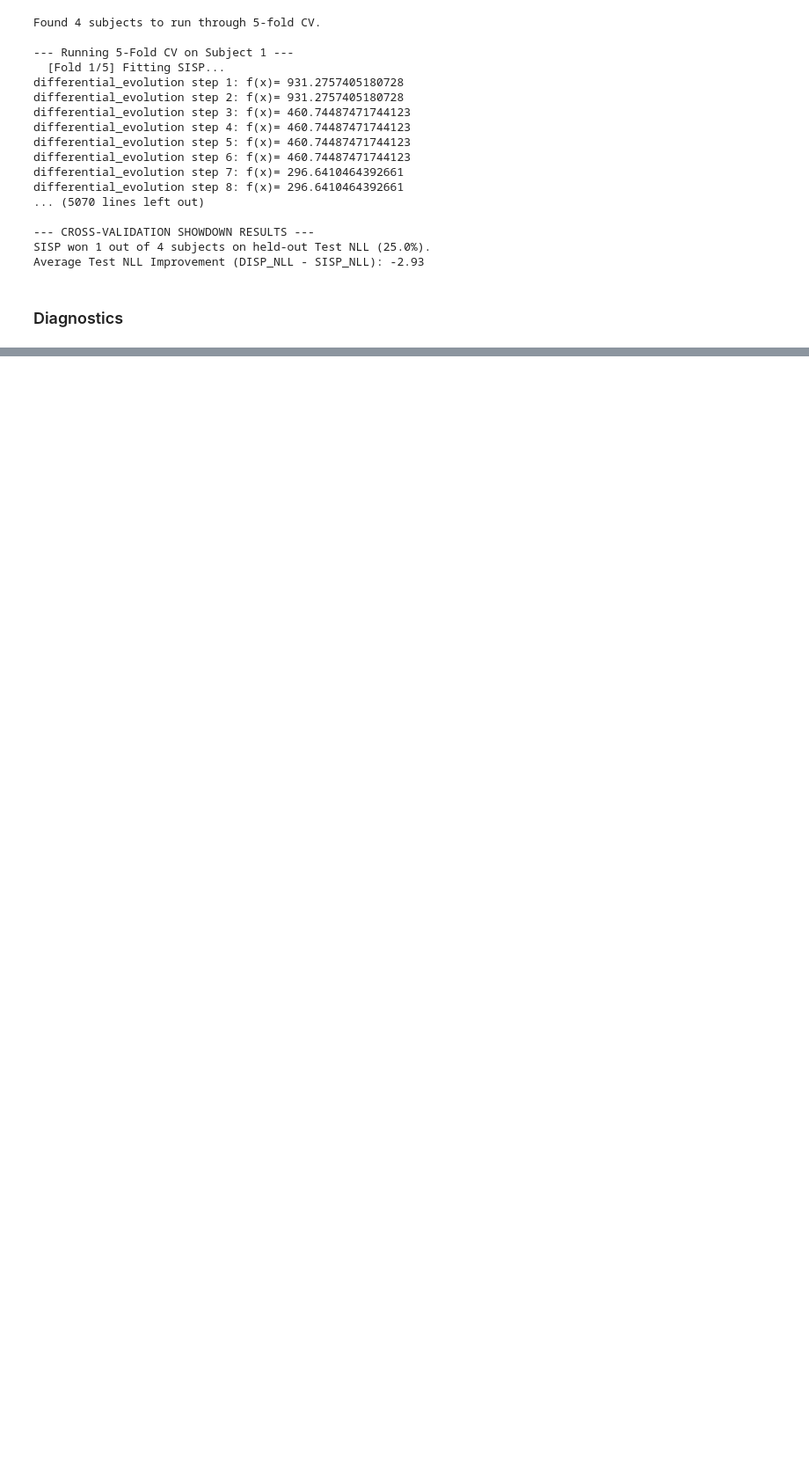
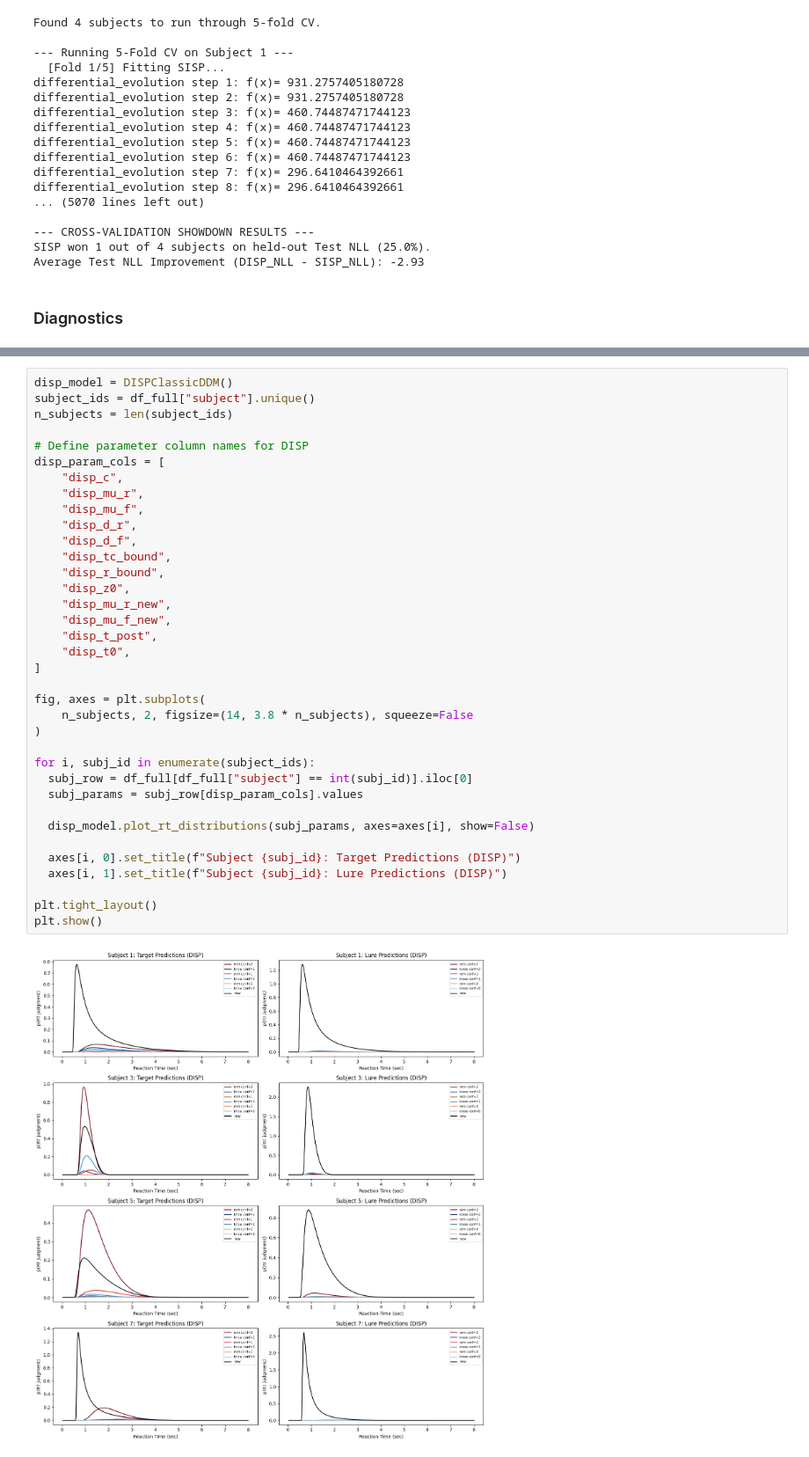
Before and after one commit to SpoopyPillow/caa_recognition_model, a Jupyter notebook: subject_fitting.ipynb, the cells around one changed output, grey strips where cells are left out. Shown at 88% size. Cells and saved outputs as stored; diff of their text form; blank space fills up the shorter version.

```diff
--- a/subject_fitting.ipynb
+++ b/subject_fitting.ipynb
@@ -388,3 +510,41 @@ plt.show()
+# %%
+disp_model = DISPClassicDDM()
+subject_ids = df_full["subject"].unique()
+n_subjects = len(subject_ids)
+
+# Define parameter column names for DISP
+disp_param_cols = [
+    "disp_c",
+    "disp_mu_r",
+    "disp_mu_f",
+    "disp_d_r",
+    "disp_d_f",
+    "disp_tc_bound",
+    "disp_r_bound",
+    "disp_z0",
+    "disp_mu_r_new",
+    "disp_mu_f_new",
+    "disp_t_post",
+    "disp_t0",
+]
+
+fig, axes = plt.subplots(
+    n_subjects, 2, figsize=(14, 3.8 * n_subjects), squeeze=False
+)
+
+for i, subj_id in enumerate(subject_ids):
+  subj_row = df_full[df_full["subject"] == int(subj_id)].iloc[0]
+  subj_params = subj_row[disp_param_cols].values
+
+  disp_model.plot_rt_distributions(subj_params, axes=axes[i], show=False)
+
+  axes[i, 0].set_title(f"Subject {subj_id}: Target Predictions (DISP)")
+  axes[i, 1].set_title(f"Subject {subj_id}: Lure Predictions (DISP)")
+
+plt.tight_layout()
+plt.show()
+# %% [output]
+[figure, added]
 # %%
 # Plotting the stability of SISP's variable criterion (sigma_r_bound) across 5 folds
 plt.figure(figsize=(8, 5))
```
Also changed, not shown: parts of 14 cells of this notebook, 3 other files.
